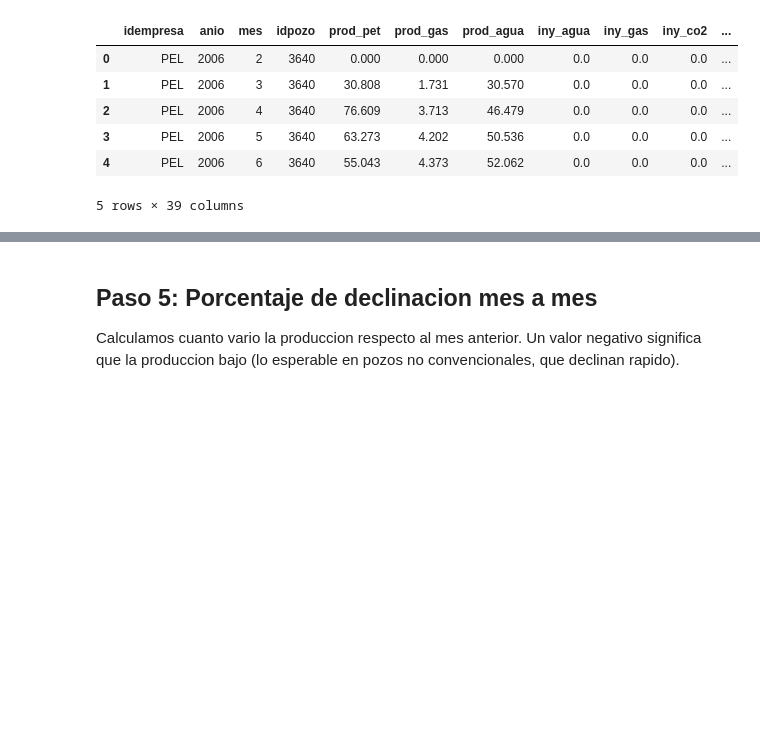
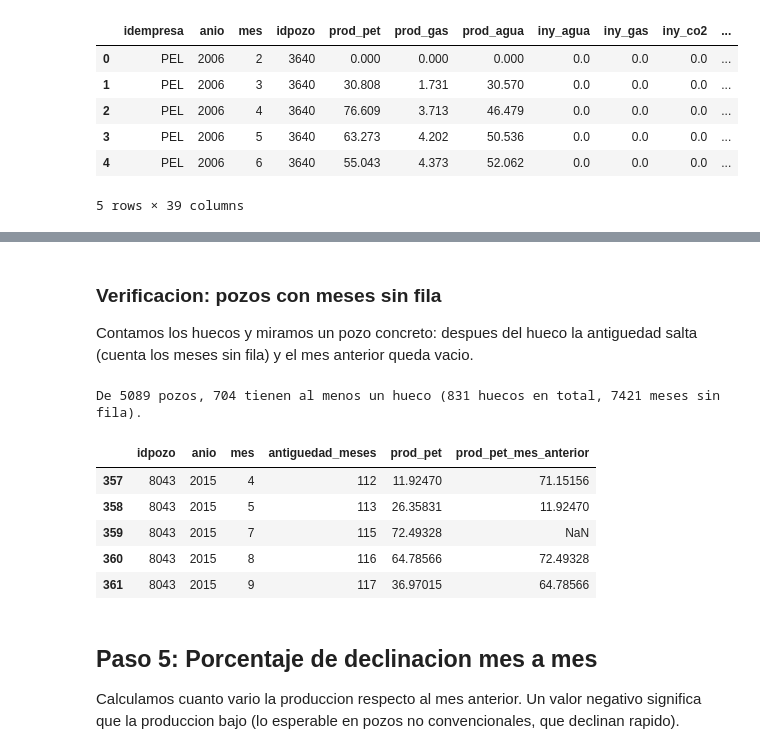
Before and after one commit to cristian-aguilera-ing/proyecto-ds-ypf, a Jupyter notebook: notebooks/02_feature_engineering.ipynb, the cells around one changed output, grey strips where cells are left out. Drawn from its saved outputs; the diff is of its cells as text; code cells hidden in the pictures; blank space fills up the shorter version.

```diff
--- a/notebooks/02_feature_engineering.ipynb
+++ b/notebooks/02_feature_engineering.ipynb
@@ -266,3 +141,29 @@ La diferencia con la edad real dice cuanto tiempo estuvo el pozo sin registro.
+# %% [markdown]
+### Verificacion: pozos con meses sin fila
+
+Contamos los huecos y miramos un pozo concreto: despues del hueco la antiguedad
+salta (cuenta los meses sin fila) y el mes anterior queda vacio.
+# %%
+# Un hueco es una fila que no es la primera del pozo y cuya fila de arriba no es el mes anterior
+huecos = (~df["mes_consecutivo"]) & (df["antiguedad_meses"] > 1)
+saltos = df.groupby("idpozo")["mes_corrido"].diff()
+
+print(f"De {df['idpozo'].nunique()} pozos, {df.loc[huecos, 'idpozo'].nunique()} tienen al menos un hueco "
+      f"({huecos.sum()} huecos en total, {int((saltos[huecos] - 1).sum())} meses sin fila).")
+
+# Ejemplo: alrededor del primer hueco del primer pozo que tiene uno
+pozo_ejemplo = df.loc[huecos, "idpozo"].iloc[0]
+fila_hueco = df.index[huecos & (df["idpozo"] == pozo_ejemplo)][0]
+columnas_ejemplo = ["idpozo", "anio", "mes", "antiguedad_meses", "prod_pet", "prod_pet_mes_anterior"]
+df[df["idpozo"] == pozo_ejemplo].loc[fila_hueco - 2 : fila_hueco + 2, columnas_ejemplo]
+# %% [output]
+De 5089 pozos, 704 tienen al menos un hueco (831 huecos en total, 7421 meses sin fila).
+|  | idpozo | anio | mes | antiguedad_meses | prod_pet | prod_pet_mes_anterior |
+| 357 | 8043 | 2015 | 4 | 112 | 11.92470 | 71.15156 |
+| 358 | 8043 | 2015 | 5 | 113 | 26.35831 | 11.92470 |
+| 359 | 8043 | 2015 | 7 | 115 | 72.49328 | NaN |
+| 360 | 8043 | 2015 | 8 | 116 | 64.78566 | 72.49328 |
+| 361 | 8043 | 2015 | 9 | 117 | 36.97015 | 64.78566 |
 # %% [markdown]
 ## Paso 5: Porcentaje de declinacion mes a mes
 
```
Also changed, not shown: parts of 23 cells of this notebook, 52 other files.
